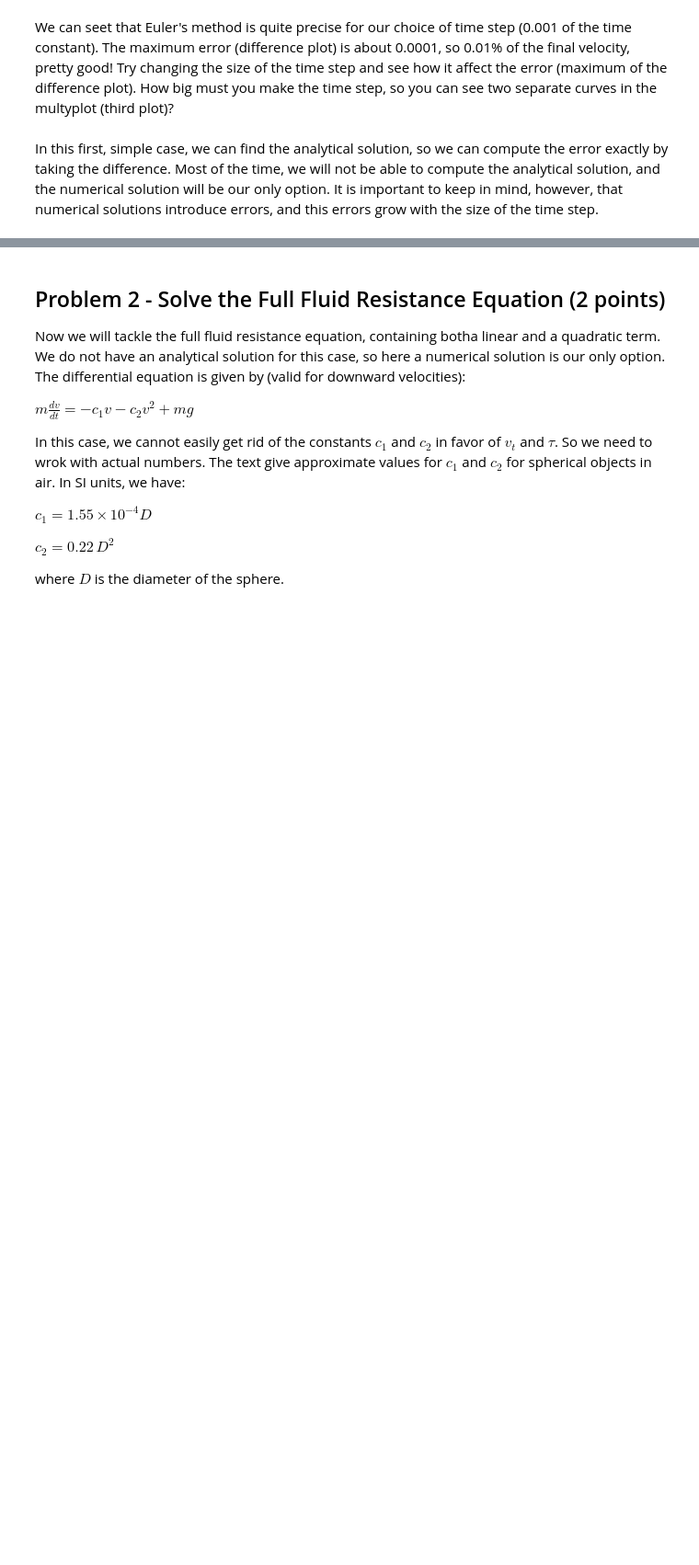
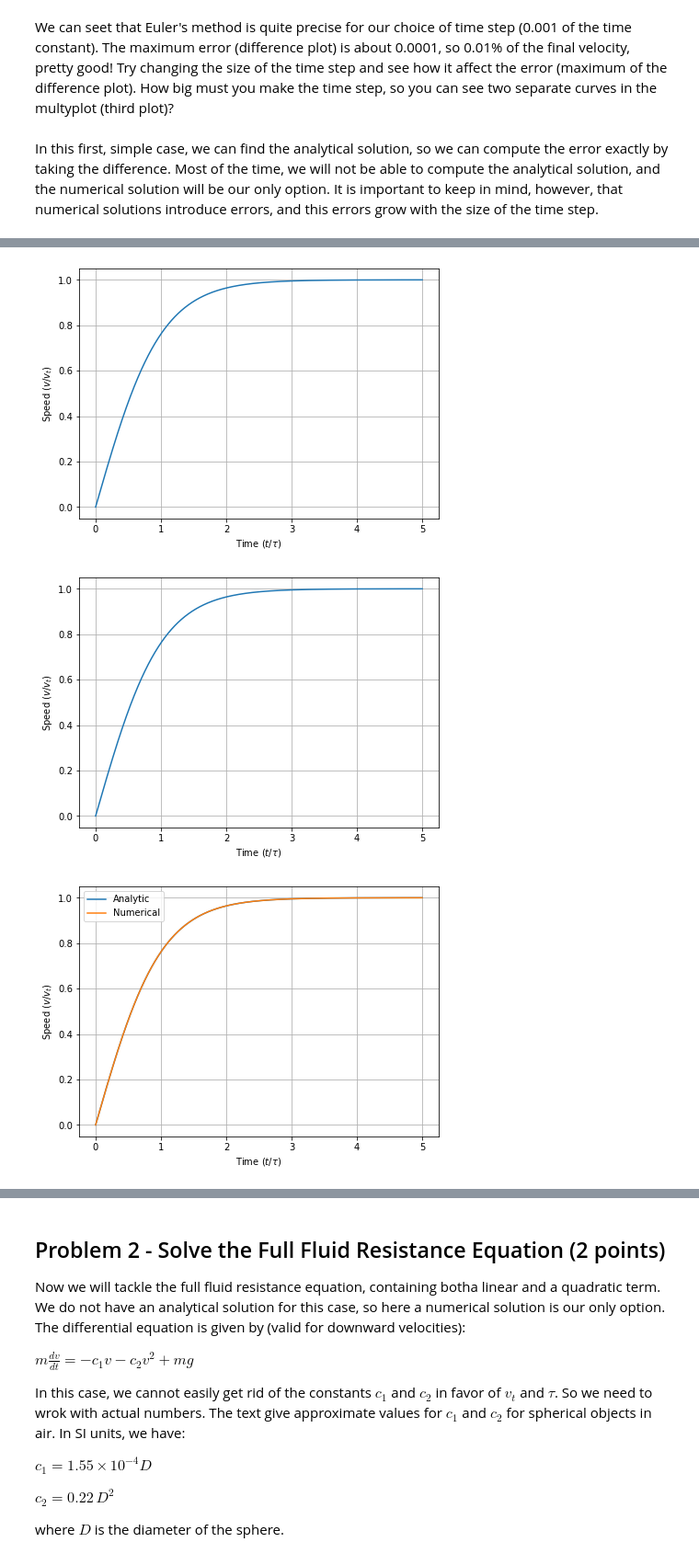
Before and after one commit to Youngposeidon/computational-mechanics-delivery, a Jupyter notebook: project1.ipynb, the cells around one changed output, grey strips where cells are left out. Shown at 92% size. Drawn from its saved outputs; the diff is of its cells as text; code cells hidden in the pictures; blank space fills up the shorter version.

```diff
--- a/project1.ipynb
+++ b/project1.ipynb
@@ -241,3 +265,16 @@ Here are the steps you should follow to solve this:
 # %%
 # Here goes your code for the Euler method integration of Quadratic Fluid Resistance.
 # You should copy most of the code cell for the linear case as a start. Then make the few changes necessary.
+
+# Euler Method integration of Quadratic Fluid Resistance
+
+dt = .001                      # Size of time steps.
+tf = 5                         # Final time (in units of tau). Solution will be calculated up to this point.
+u0 = 0                         # Initial condition, velocity at time 0.
+t = np.arange(0, tf, dt)       # Values of every time point to compute the solution at. From start to stop in steps of dt
+u = np.zeros(len(t))           # Creates an array the same size as t that is all zeroes. Will contain the solutions to the velocity at every time step.
+u[0] = u0                      # Assign the value of the first entry of the velocity array with the initial condition. Python arrays are zero-based.
+
+for i in range(0, len(t)-1):   # iterator loop in Python.
+    a = (1 - u[i]**2)     # Normalized Linear equation for the acceleration.
+    u[i+1] = u[i] + dt * a     # This is Euler's method. Assigning the next value of the velocity.
@@ -244,2 +291,23 @@ Here are the steps you should follow to solve this:
 # %%
 # Here goes your code to make plots and compare to the analytic solution.
+
+# This is the analytical solution. We will use it to compare to our numerical solution.
+def quadratic_analytic_v(u0, T):
+    # u0 is the initial velocity in units of terminal velocity
+    # T is an array of times in units of the time constant tau
+    return np.tanh(T + np.arctanh(u0))
+
+# Plot analytic and numerical solutions
+PhysPlot.plot(t, quadratic_analytic_v(u0,t), r"Time ($t/\tau$)", r"Speed ($v/v_t$)")
+PhysPlot.plot(t, u, r"Time ($t/\tau$)", r"Speed ($v/v_t$)")
+# This is used to plot two or more curves in a single graph. The first argument is the x-axis array,
+# the second argument is a list with as many y-axis arrays as wanted. The third argument is a list of the same size
+# With labels for aech y-axis array. The last two arguments are the axes titles.
+PhysPlot.multiplot(t, [quadratic_analytic_v(u0, t), u], ["Analytic", "Numerical"], r"Time ($t/\tau$)", r"Speed ($v/v_t$)")
+
+# Plot the difference between Numerical and Analytic Solution.
+PhysPlot.plot(t, u-quadratic_analytic_v(u0,t), r"Time ($t/\tau$)", r"Speed ($v/v_t$)")
+# %% [output]
+[figure, added]
+[figure, added]
+[figure, added]
```
Also changed, not shown: parts of 7 cells of this notebook, 2 other files.
